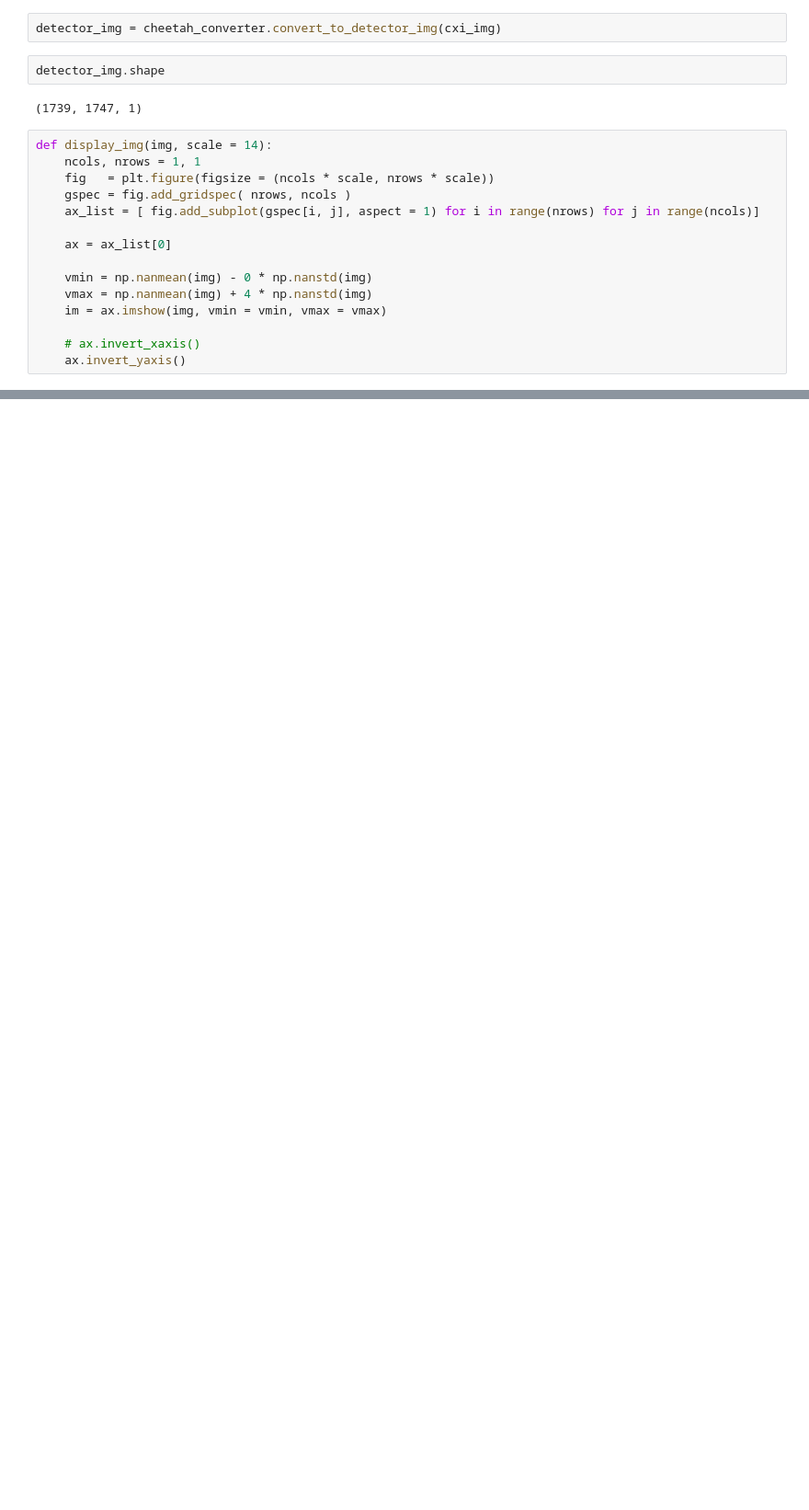
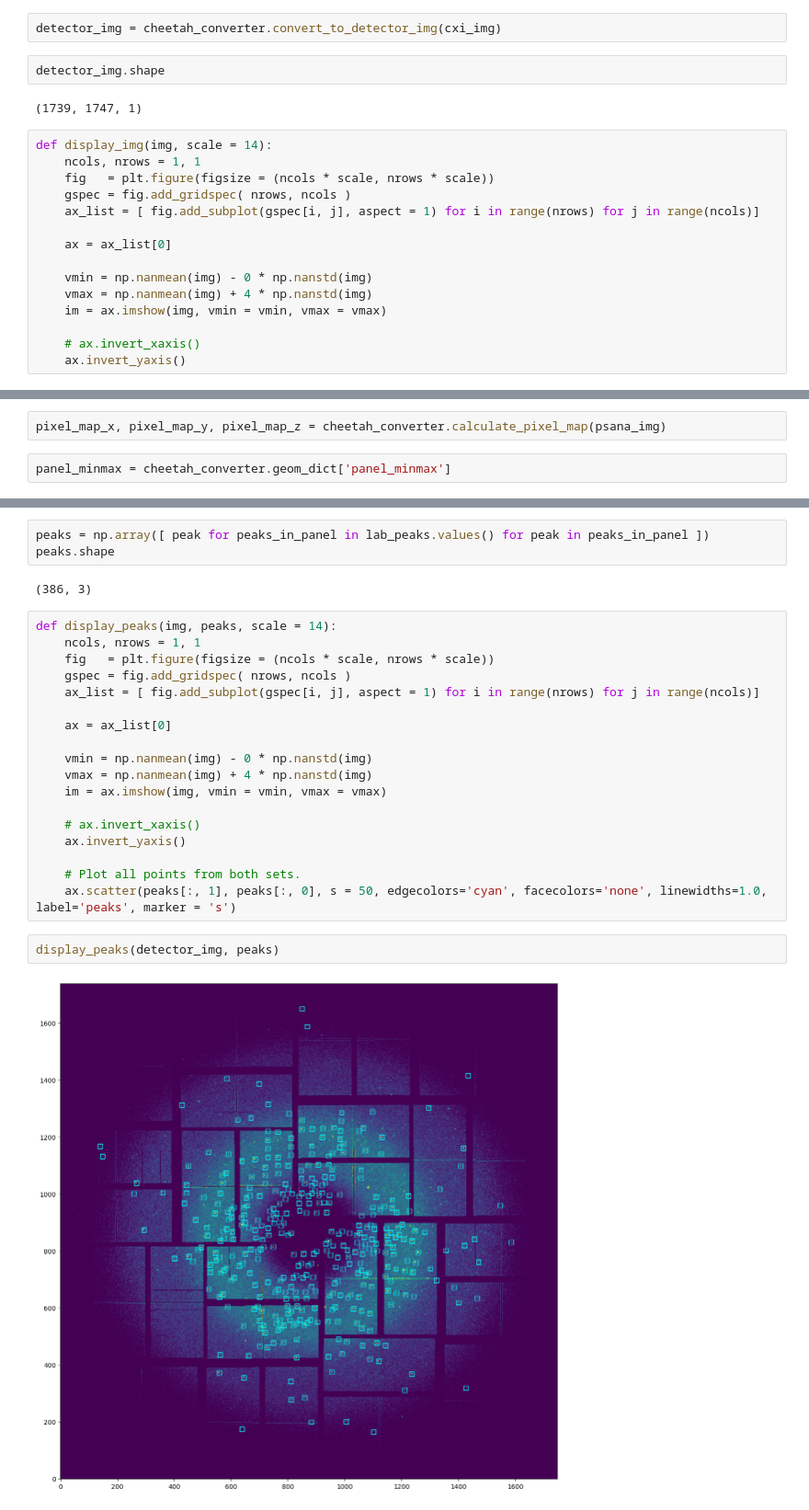
Before and after one commit to carbonscott/crystfel_stream_parser, a Jupyter notebook: examples/scr.pixel_map.02.ipynb, the cells around one changed output, grey strips where cells are left out. Shown at 92% size. Saved outputs shown, nothing was run; the diff lists cells and outputs as text; blank space fills up the shorter version.

```diff
--- a/examples/scr.pixel_map.02.ipynb
+++ b/examples/scr.pixel_map.02.ipynb
@@ -65,0 +72,4 @@ display_img(detector_img, scale = 14)
+# %%
+pixel_map_x, pixel_map_y, pixel_map_z = cheetah_converter.calculate_pixel_map(psana_img)
+# %%
+panel_minmax = cheetah_converter.geom_dict['panel_minmax']
@@ -65,0 +99,27 @@ display_img(detector_img, scale = 14)
+# %%
+peaks = np.array([ peak for peaks_in_panel in lab_peaks.values() for peak in peaks_in_panel ])
+peaks.shape
+# %% [output]
+(386, 3)
+# %%
+def display_peaks(img, peaks, scale = 14):
+    ncols, nrows = 1, 1
+    fig   = plt.figure(figsize = (ncols * scale, nrows * scale))
+    gspec = fig.add_gridspec( nrows, ncols )
+    ax_list = [ fig.add_subplot(gspec[i, j], aspect = 1) for i in range(nrows) for j in range(ncols)]
+
+    ax = ax_list[0]
+
+    vmin = np.nanmean(img) - 0 * np.nanstd(img)
+    vmax = np.nanmean(img) + 4 * np.nanstd(img)
+    im = ax.imshow(img, vmin = vmin, vmax = vmax)
+
+    # ax.invert_xaxis()
+    ax.invert_yaxis()
+
+    # Plot all points from both sets.
+    ax.scatter(peaks[:, 1], peaks[:, 0], s = 50, edgecolors='cyan', facecolors='none', linewidths=1.0, label='peaks', marker = 's')
+# %%
+display_peaks(detector_img, peaks)
+# %% [output]
+[figure, added]
```
Also changed, not shown: parts of 7 cells of this notebook.
